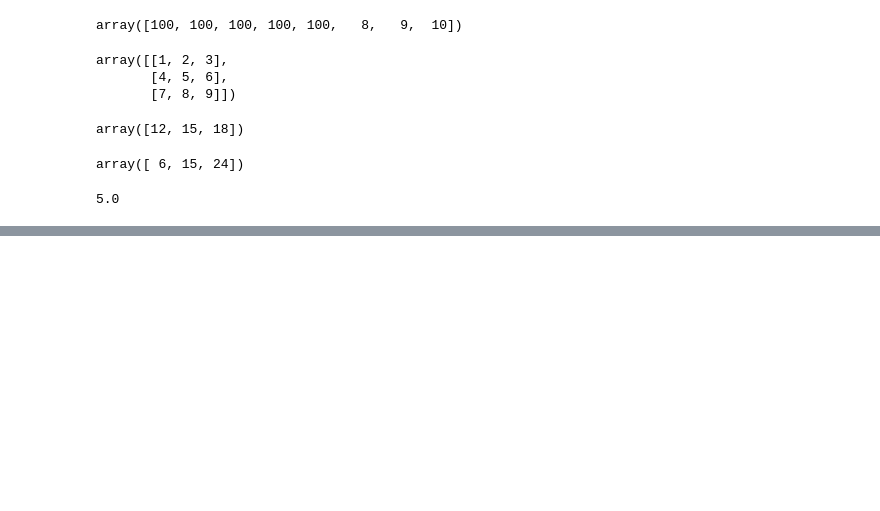
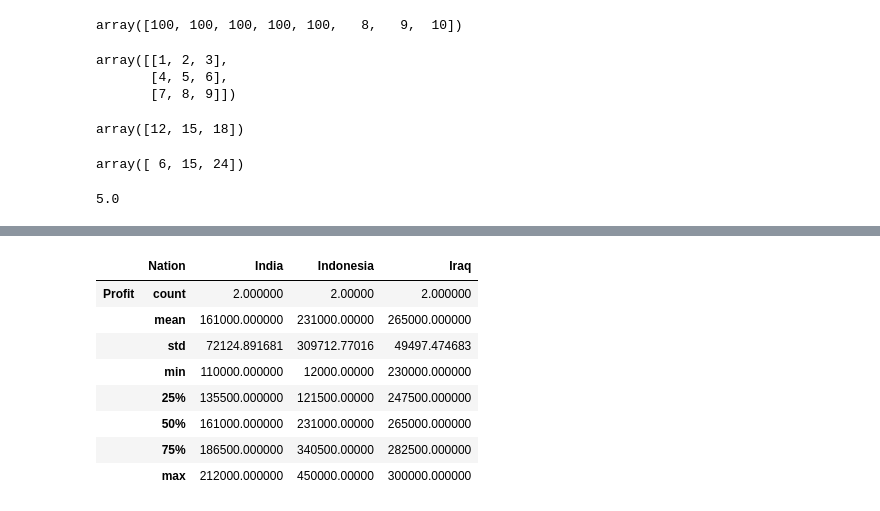
Before and after one commit to jakaesembodo/Python-Time-Series, a Jupyter notebook: time-series.ipynb, the cells around one changed output, grey strips where cells are left out. Drawn from its saved outputs; the diff is of its cells as text; code cells hidden in the pictures; blank space fills up the shorter version.

```diff
--- a/time-series.ipynb
+++ b/time-series.ipynb
@@ -228,0 +537,7 @@ arr_2d.mean()
+# %%
+#GROUP BY
+#first, create a dataframe
+df_3 = pd.DataFrame({'Nation':['Indonesia','India','Iraq','Indonesia','India','Iraq'],
+                     'Sales':['Amir','Budi','Caca','Doni','Eka','Fitri'],
+                    'Profit':[12000,212000,300000,450000,110000,230000]})
+df_3
@@ -228,0 +552,13 @@ arr_2d.mean()
+# %%
+#for describe the data
+df_3.groupby('Nation').describe().transpose()
+# %% [output]
+|  | Nation | India | Indonesia | Iraq |
+| Profit | count | 2.000000 | 2.00000 | 2.000000 |
+|  | mean | 161000.000000 | 231000.00000 | 265000.000000 |
+|  | std | 72124.891681 | 309712.77016 | 49497.474683 |
+|  | min | 110000.000000 | 12000.00000 | 230000.000000 |
+|  | 25% | 135500.000000 | 121500.00000 | 247500.000000 |
+|  | 50% | 161000.000000 | 231000.00000 | 265000.000000 |
+|  | 75% | 186500.000000 | 340500.00000 | 282500.000000 |
+|  | max | 212000.000000 | 450000.00000 | 300000.000000 |
```
Also changed, not shown: parts of 58 cells of this notebook.
